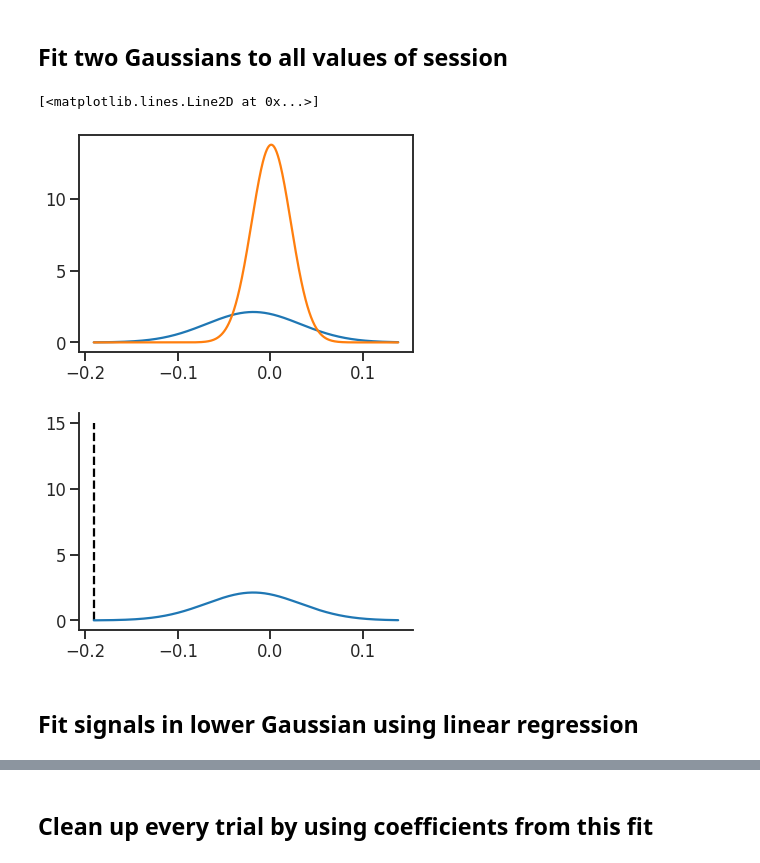
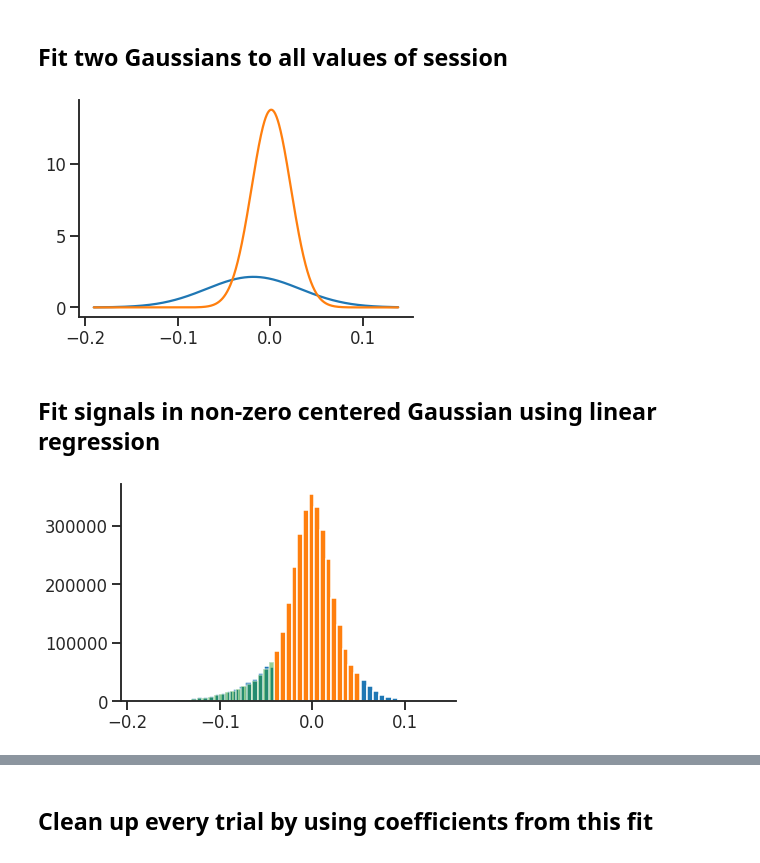
Before and after one commit to juhuntenburg/instrumental_conditioning, a Jupyter notebook: Photometry_Processing_Matias.ipynb, the cells around one changed output, grey strips where cells are left out. Drawn from its saved outputs; the diff is of its cells as text; code cells hidden in the pictures.

```diff
--- a/Photometry_Processing_Matias.ipynb
+++ b/Photometry_Processing_Matias.ipynb
@@ -56,24 +60,9 @@ y1 = fit.weights_[1] * stats.norm.pdf(x, fit.means_[1], np.sqrt(fit.covariances_
 # %%
 plt.plot(x,y0)
 plt.plot(x,y1)
+sns.despine()
 # %% [output]
-[<matplotlib.lines.Line2D at 0x...>]
-[figure, old version]
+[figure, new version]
-# %%
-x = np.linspace(all_reference.min(), all_reference.max(), 1000)
-y0 = fit.weights_[0] * stats.norm.pdf(x, fit.means_[0], np.sqrt(fit.covariances_[0]))
-y1 = fit.weights_[1] * stats.norm.pdf(x, fit.means_[1], np.sqrt(fit.covariances_[1]))
-
-lim_idx = np.where(np.abs(y0-y1)<0.01)[0][0]
-lim = x[lim_idx]
-
-plt.plot(x[lim_idx:],y0[lim_idx:])
-plt.plot(x[:lim_idx],y1[:lim_idx])
-plt.vlines(lim, 0,15, linestyle='--')
-
-sns.despine()
-# %% [output]
-[figure, removed]
 # %% [markdown]
-## Fit signals in lower Gaussian using linear regression
+## Fit signals in non-zero centered Gaussian using linear regression
 # %%
@@ -84,3 +73,10 @@ non_fit_reference = all_reference[all_reference>=lim]
+# %%
+plt.hist(fit_reference, bins=50);
+plt.hist(non_fit_reference, bins = 15);
+plt.hist(fit_reference[fit_reference<0], bins=25, alpha=0.5);
+sns.despine()
+# %% [output]
+[figure, added]
 # %%
 lin = LinearRegression()
 model = lin.fit(fit_reference.reshape(-1,1), fit_signal.reshape(-1,1))
```
Also changed, not shown: parts of 7 cells of this notebook, 3 other files.
